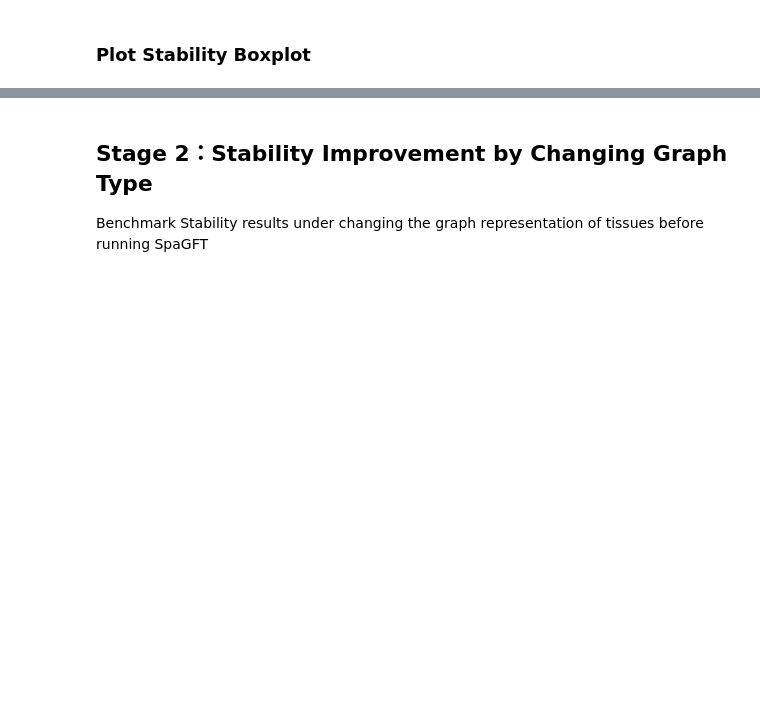
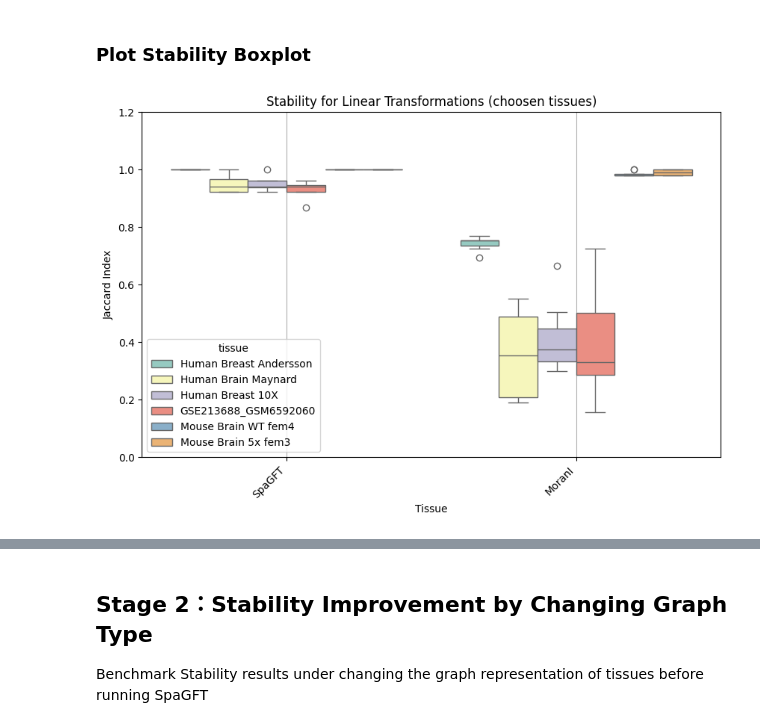
Before and after one commit to MoshenhavIsrael/SpaGFT-Research, a Jupyter notebook: code/show_workflow.ipynb, the cells around one changed output, grey strips where cells are left out. Drawn from its saved outputs; the diff is of its cells as text; code cells hidden in the pictures; blank space fills up the shorter version.

```diff
--- a/code/show_workflow.ipynb
+++ b/code/show_workflow.ipynb
@@ -88,23 +89,26 @@ for slide_id, slide_param in tissue_dict.items():
 # %%
 # For each tissue, show the distribution of Jaccard index across tissues
 jaccard_records = []
 for tissue, results in stage_1_results.items():
     for row in results.itertuples():
         jaccard_records.append({
             'tissue': tissue,
             'transformation': row.name,
+            'method': row.method,
             'Jaccard': row.Jaccard
         })
-pd.DataFrame(jaccard_records)
+jaccard_records_df = pd.DataFrame(jaccard_records)
 
 # Plotting the Jaccard index distributions
 plt.figure(figsize=(10, 6))
-sns.boxplot(x='tissue', y='Jaccard', data=pd.DataFrame(jaccard_records), palette="Set3")
+sns.boxplot(x = 'method', y='Jaccard', hue='tissue', data=jaccard_records_df, palette="Set3")
 plt.ylim(0, 1.2)
-plt.title('Jaccard Index Distribution Across Tissues')
+plt.title('Stability for Linear Transformations (choosen tissues)')
 plt.xlabel('Tissue')
 plt.ylabel('Jaccard Index')
 plt.xticks(rotation=45, ha='right')
 plt.grid(axis='x')
 
 plt.show()
+# %% [output]
+[figure, added]
```
Also changed, not shown: parts of 4 cells of this notebook, 5 other files.
